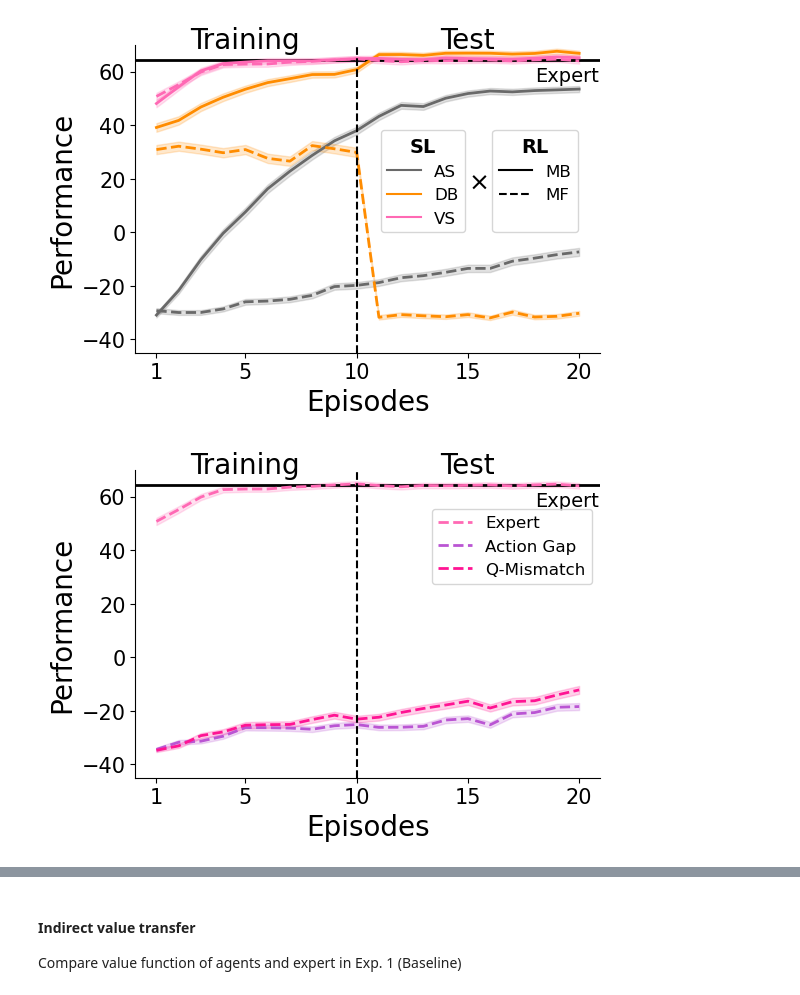
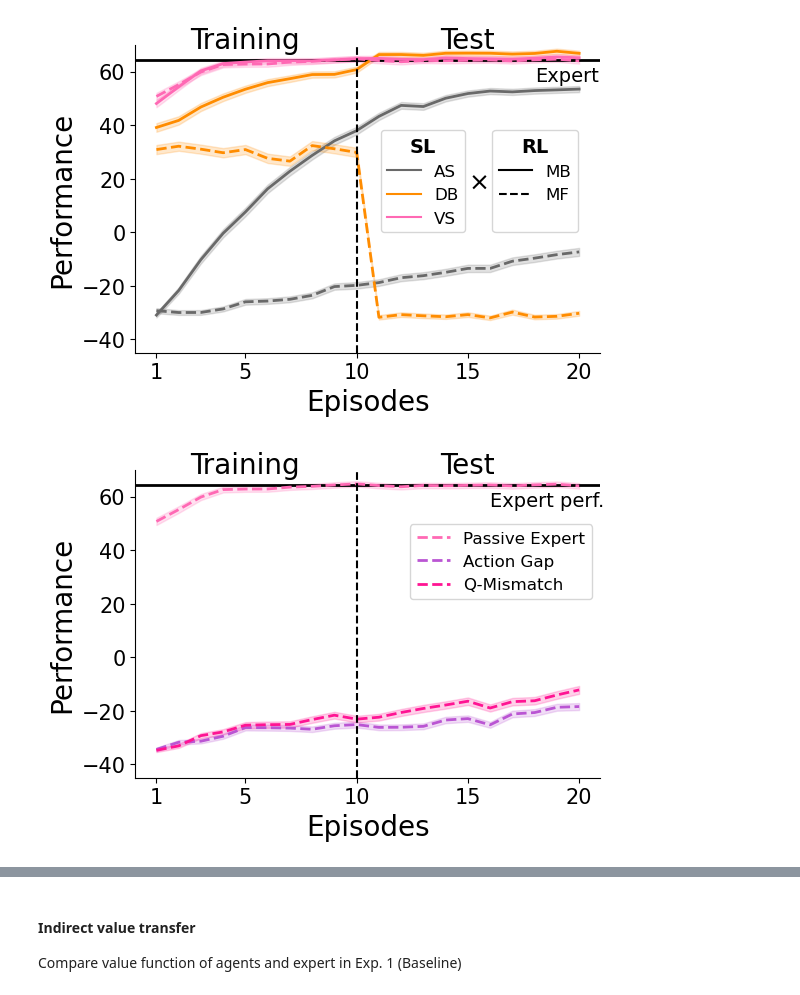
Before and after one commit to lauraxijia/social-transmission-rl-cargivers, a Jupyter notebook: results_plots.ipynb, the cells around one changed output, grey strips where cells are left out. Cells and saved outputs as stored; diff of their text form; code cells hidden in the pictures.

```diff
--- a/results_plots.ipynb
+++ b/results_plots.ipynb
@@ -92,6 +92,23 @@ plt.legend()
 plt.show()
 # %% [output]
 [figure]
+# %%
+# --- Plot expert performance ---
+fig, ax = plt.subplots(figsize=(8, 5))
+
+ax.plot(np.mean(mbased_expert_steps, axis = 0), color = "royalblue", linewidth=2, label = "Model-based Expert")
+
+# Remove top and right axis
+ax.spines['top'].set_visible(False)
+ax.spines['right'].set_visible(False)
+
+ax.set_xlabel("Episodes")
+ax.set_ylabel("Performance")
+plt.title("Expert Comparison")
+plt.legend()
+
+#fig.savefig(f'saved/figures/performance_expert_comparison.png')
+plt.show()
 # %%
 # --- Plot performance of all agents ---
 mbased_performance = [mbased_agent_rewards, mbased_dbias_rewards, mbased_vshaping_rewards]
@@ -152,13 +169,13 @@ def performance_across_experts(mfree_metric, n_episodes, training, legend, ylabe
 
     xs = np.arange(1, mfree_metric[0].shape[1]+1)
 
-    plot_with_se(ax, xs, mfree_metric[0], "hotpink", "Expert", linestyle='--')
+    plot_with_se(ax, xs, mfree_metric[0], "hotpink", "Passive Expert", linestyle='--')
     plot_with_se(ax, xs, mfree_metric[1], "mediumorchid", "Action Gap", linestyle='--')
     plot_with_se(ax, xs, mfree_metric[2], "deeppink", "Q-Mismatch", linestyle='--')
 
     # Optional label
     ax.text(
-        n_episodes * 0.9,  # near left edge
+        n_episodes * 0.8,  # near left edge
         expert*0.85,
         "Expert perf.",
         ha="left",
@@ -173,34 +190,34 @@ def performance_across_experts(mfree_metric, n_episodes, training, legend, ylabe
     ax.set_ylim(-45, 70)
     ax.tick_params(axis='x', labelsize=15)
     ax.tick_params(axis='y', labelsize=15)
 
     # Separator line for training and testing phase
     ax.axvline(expert_gone, linestyle = '--' , color = "black")
     ax.text(expert_gone / 2, ax.get_ylim()[1] * 0.95,
        "Training", ha='center', va='bottom', fontsize=20, color = "black")
 
     ax.text((expert_gone + n_episodes) / 2, ax.get_ylim()[1] * 0.95,
    "Test", ha='center', va='bottom', fontsize=20, color = "black")
 
     # Add a legend
     if legend != "none":
         ax.legend(loc="upper right", bbox_to_anchor=(1, 0.85), fontsize=12, frameon=True)
 
     # Setting the default font size for xticks
     plt.rcParams['xtick.labelsize'] = 15
 
     # Setting the default font size for xticks
     ax.spines['top'].set_visible(False)
     ax.spines['right'].set_visible(False)
 
     return fig
 
 mfree_performance = [mfree_vshaping_rewards, mfree_vshaping_ped_ag_rewards, mfree_vshaping_ped_qm_rewards]
 # Expert average performance for the episodes during training phase
 expert_mean_perf = np.mean(mbased_expert_rewards[:, 100:110])
 fig = performance_across_experts(mfree_performance, 20, 0.5, ylabel="Performance", legend = None, expert = expert_mean_perf)
 # %% [output]
-[figure, old version]
+[figure, new version]
 # %%
 # --- Plot number of steps to reward ---
 mbased_steps = [mbased_agent_steps, mbased_dbias_steps, mbased_vshaping_steps]
```
Also changed, not shown: parts of 2 cells of this notebook, 2 other files.
